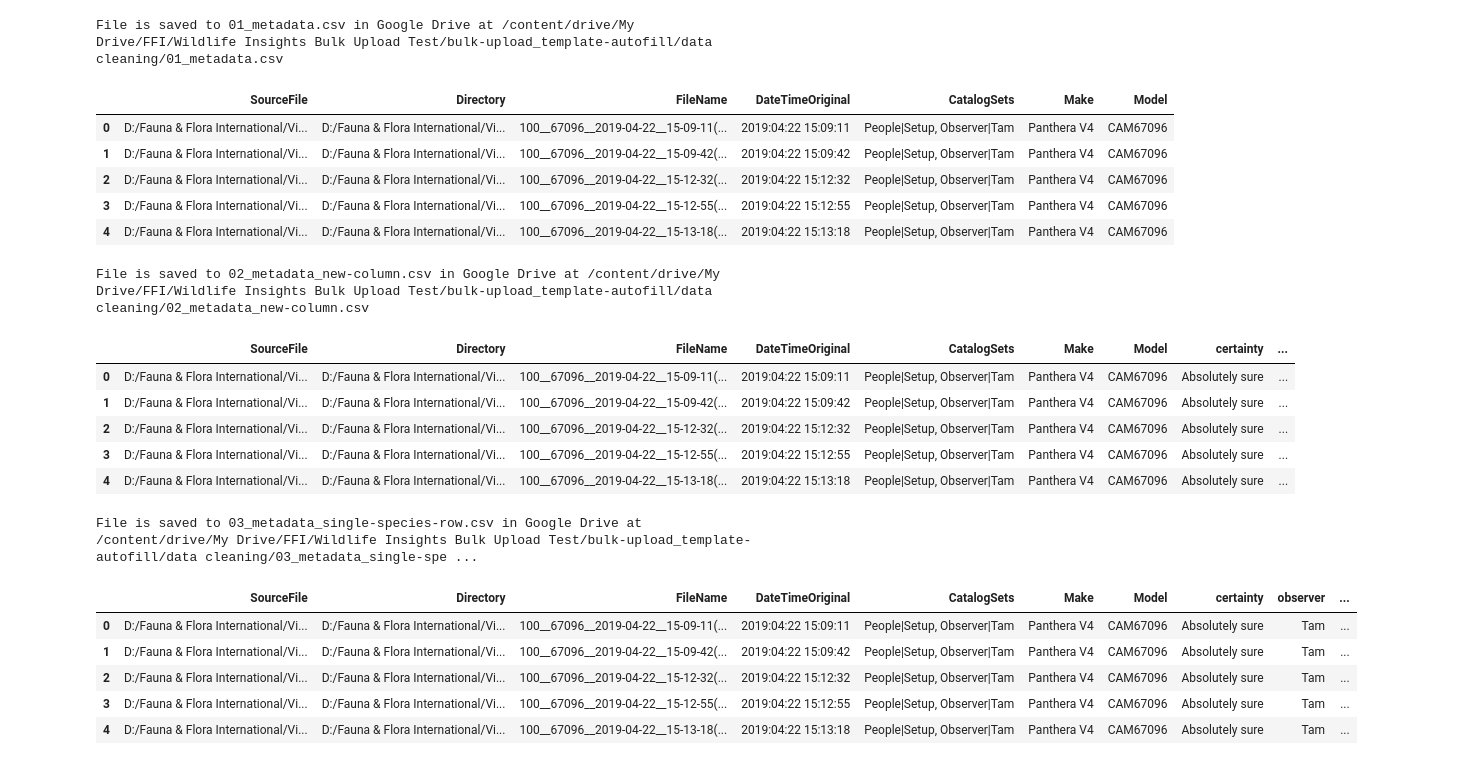
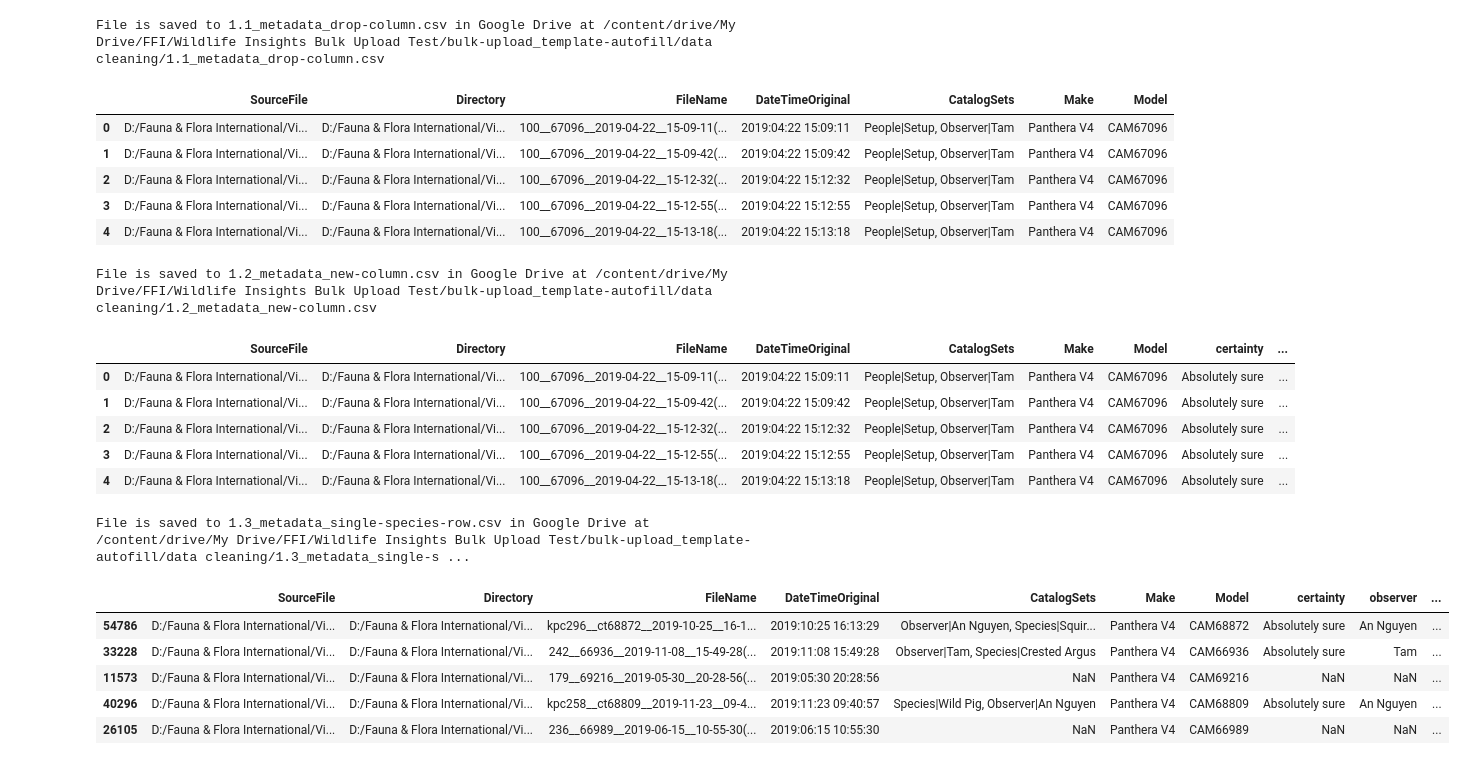
Before and after one commit to FFI-Vietnam/camtrap-tools, a Jupyter notebook: Wildlife Insights/bulk-upload/01_clean-exiftool-dataset.ipynb, the cells around one changed output. Saved outputs shown, nothing was run; the diff lists cells and outputs as text; code cells hidden in the pictures.

```diff
--- a/Wildlife Insights/bulk-upload/01_clean-exiftool-dataset.ipynb
+++ b/Wildlife Insights/bulk-upload/01_clean-exiftool-dataset.ipynb
@@ -25,9 +25,20 @@ Mounted at /content/drive
 # %%
-# species Colab directories
+# species Colab directories and file names
 root = '/content/drive/'
-contain_folder = 'My Drive/FFI/Wildlife Insights Bulk Upload Test/bulk-upload_template-autofill/dataset'
-file_name = 'image_metadata(2020-06-26)_full.csv'
+
+dataset_folder = 'My Drive/FFI/Wildlife Insights Bulk Upload Test/bulk-upload_template-autofill/dataset'
+contain_folder = 'My Drive/FFI/Wildlife Insights Bulk Upload Test/bulk-upload_template-autofill/data cleaning'
+
+metadata_dataset_file_name = 'image_metadata(2020-06-26)_full.csv'
+metadata_drop_column_file_name = "1.1_metadata_drop-column.csv"
+metadata_new_column_file_name = "1.2_metadata_new-column.csv"
+metadata_single_species_row_file_name = "1.3_metadata_single-species-row.csv"
+metadata_remove_blank_file_name = "1.4_metadata_remove-no-animal-image.csv"
 # %%
+def read_csv_Google_drive(root, contain_folder, file_name):
+  file_path = os.path.join(root, contain_folder, file_name)
+  return pd.read_csv(file_path)
+
 def save_csv_Google_drive(df, root, contain_folder, file_name):
   """
   function to save a csv file to Google Drive
@@ -69,13 +79,15 @@ full_metadata.head()
 # %%
 # 01) keep important columns
-metadata = full_metadata[['SourceFile', 'Directory', 'FileName', 'DateTimeOriginal', 'CatalogSets', 'Make', 'Model']]
+df = read_csv_Google_drive(root, dataset_folder, metadata_dataset_file_name)
+
+df = df[['SourceFile', 'Directory', 'FileName', 'DateTimeOriginal', 'CatalogSets', 'Make', 'Model']]
 
 # save to metadata.csv in Google Drive
-save_csv_Google_drive(metadata, root, "My Drive/FFI/Wildlife Insights Bulk Upload Test/bulk-upload_template-autofill/data cleaning", "01_metadata.csv")
+save_csv_Google_drive(df, root, contain_folder, metadata_drop_column_file_name)
 
-metadata.head()
+df.head()
 # %% [output]
-File is saved to 01_metadata.csv in Google Drive at /content/drive/My Drive/FFI/Wildlife Insights Bulk Upload Test/bulk-upload_template-autofill/data cleaning/01_metadata.csv
+File is saved to 1.1_metadata_drop-column.csv in Google Drive at /content/drive/My Drive/FFI/Wildlife Insights Bulk Upload Test/bulk-upload_template-autofill/data cleaning/1.1_metadata_drop-column.csv
 |  | SourceFile | Directory | FileName | DateTimeOriginal | CatalogSets | Make | Model |
 | 0 | D:/Fauna & Flora International/Vi... | D:/Fauna & Flora International/Vi... | 100__67096__2019-04-22__15-09-11(... | 2019:04:22 15:09:11 | People|Setup, Observer|Tam | Panthera V4 | CAM67096 |
 | 1 | D:/Fauna & Flora International/Vi... | D:/Fauna & Flora International/Vi... | 100__67096__2019-04-22__15-09-42(... | 2019:04:22 15:09:42 | People|Setup, Observer|Tam | Panthera V4 | CAM67096 |
@@ -92,7 +104,7 @@ File is saved to 01_metadata.csv in Google Drive at /content/drive/My Drive/FFI/
 - station: the station of the camera
 - camera_id: the camera that took this image
 """
-metadata_new_column = metadata.copy()
+df = read_csv_Google_drive(root, contain_folder, metadata_drop_column_file_name)
 
 certainty = []
 species_common_name = []
@@ -108,7 +120,7 @@ OBSERVER_PREFIX = 'Observer'
 PEOPLE_PREFIX = 'People'
 
 # Create certainty, species_common_name, observer, and people columns
-catalog_sets = metadata['CatalogSets']
+catalog_sets = df['CatalogSets']
 for i in range(len(catalog_sets)):
   # split the tags
   if catalog_sets[i] is not np.NaN:
@@ -149,24 +161,23 @@ for i in range(len(catalog_sets)):
     species_common_name.append('')
 
 # Create station and camera_id column
-for file in metadata_new_column['FileName'].to_list():
+for file in df['FileName'].to_list():
   station.append(file.split('__')[0])
   camera_id.append(file.split('__')[1])
 
-metadata_new_column = metadata.copy()
-metadata_new_column['certainty'] = certainty
-metadata_new_column['species_common_name'] = species_common_name
-metadata_new_column['observer'] = observer
-metadata_new_column['uploaded'] = uploaded
-metadata_new_column['station'] = station
-metadata_new_column['camera_id'] = camera_id
+df['certainty'] = certainty
+df['species_common_name'] = species_common_name
+df['observer'] = observer
+df['uploaded'] = uploaded
+df['station'] = station
+df['camera_id'] = camera_id
 
 # save file to 02_metadata_new-column.csv in Google Drive
-save_csv_Google_drive(metadata_new_column, root, "My Drive/FFI/Wildlife Insights Bulk Upload Test/bulk-upload_template-autofill/data cleaning", "02_metadata_new-column.csv")
+save_csv_Google_drive(df, root, contain_folder, metadata_new_column_file_name)
 
-metadata_new_column.head(5)
+df.head(5)
 # %% [output]
-File is saved to 02_metadata_new-column.csv in Google Drive at /content/drive/My Drive/FFI/Wildlife Insights Bulk Upload Test/bulk-upload_template-autofill/data cleaning/02_metadata_new-column.csv
+File is saved to 1.2_metadata_new-column.csv in Google Drive at /content/drive/My Drive/FFI/Wildlife Insights Bulk Upload Test/bulk-upload_template-autofill/data cleaning/1.2_metadata_new-column.csv
 |  | SourceFile | Directory | FileName | DateTimeOriginal | CatalogSets | Make | Model | certainty | ... |
 | 0 | D:/Fauna & Flora International/Vi... | D:/Fauna & Flora International/Vi... | 100__67096__2019-04-22__15-09-11(... | 2019:04:22 15:09:11 | People|Setup, Observer|Tam | Panthera V4 | CAM67096 | Absolutely sure | ... |
 | 1 | D:/Fauna & Flora International/Vi... | D:/Fauna & Flora International/Vi... | 100__67096__2019-04-22__15-09-42(... | 2019:04:22 15:09:42 | People|Setup, Observer|Tam | Panthera V4 | CAM67096 | Absolutely sure | ... |
@@ -176,33 +187,33 @@ File is saved to 02_metadata_new-column.csv in Google Drive at /content/drive/My
 # %%
 # 03) explode species_common_name column so that each row contains at most one
 # species, i.e. if one image has more than one species, it will be exploded into
 # multiple rows
 
-metadata_single_species_row = metadata_new_column.copy()
+df = read_csv_Google_drive(root, contain_folder, metadata_new_column_file_name)
 
 # set the columns not to be touched as the index
-col = metadata_single_species_row.columns.to_list()
+col = df.columns.to_list()
 col.remove('species_common_name')
 
 # split on comma to get a column of lists, then call explode to explode the
 # list values into their own rows, then reset the index
-metadata_single_species_row = metadata_single_species_row.set_index(col).apply(lambda x: x.str.split(',').explode()).reset_index()
+df = df.set_index(col).apply(lambda x: x.str.split(',').explode()).reset_index()
 
 # strip ' ' at both ends
-metadata_single_species_row['species_common_name'] = metadata_single_species_row['species_common_name'].str.strip()
+df['species_common_name'] = df['species_common_name'].str.strip()
 
 # save file to 03_metadata_single-species-row.csv in Google Drive
-save_csv_Google_drive(metadata_single_species_row, root, "My Drive/FFI/Wildlife Insights Bulk Upload Test/bulk-upload_template-autofill/data cleaning", "03_metadata_single-species-row.csv")
+save_csv_Google_drive(df, root, contain_folder, metadata_single_species_row_file_name)
 
-metadata_single_species_row.head(5)
+df.sample(5)
 # %% [output]
-File is saved to 03_metadata_single-species-row.csv in Google Drive at /content/drive/My Drive/FFI/Wildlife Insights Bulk Upload Test/bulk-upload_template-autofill/data cleaning/03_metadata_single-spe ...
+File is saved to 1.3_metadata_single-species-row.csv in Google Drive at /content/drive/My Drive/FFI/Wildlife Insights Bulk Upload Test/bulk-upload_template-autofill/data cleaning/1.3_metadata_single-s ...
 |  | SourceFile | Directory | FileName | DateTimeOriginal | CatalogSets | Make | Model | certainty | observer | ... |
-| 0 | D:/Fauna & Flora International/Vi... | D:/Fauna & Flora International/Vi... | 100__67096__2019-04-22__15-09-11(... | 2019:04:22 15:09:11 | People|Setup, Observer|Tam | Panthera V4 | CAM67096 | Absolutely sure | Tam | ... |
-| 1 | D:/Fauna & Flora International/Vi... | D:/Fauna & Flora International/Vi... | 100__67096__2019-04-22__15-09-42(... | 2019:04:22 15:09:42 | People|Setup, Observer|Tam | Panthera V4 | CAM67096 | Absolutely sure | Tam | ... |
-| 2 | D:/Fauna & Flora International/Vi... | D:/Fauna & Flora International/Vi... | 100__67096__2019-04-22__15-12-32(... | 2019:04:22 15:12:32 | People|Setup, Observer|Tam | Panthera V4 | CAM67096 | Absolutely sure | Tam | ... |
-| 3 | D:/Fauna & Flora International/Vi... | D:/Fauna & Flora International/Vi... | 100__67096__2019-04-22__15-12-55(... | 2019:04:22 15:12:55 | People|Setup, Observer|Tam | Panthera V4 | CAM67096 | Absolutely sure | Tam | ... |
-| 4 | D:/Fauna & Flora International/Vi... | D:/Fauna & Flora International/Vi... | 100__67096__2019-04-22__15-13-18(... | 2019:04:22 15:13:18 | People|Setup, Observer|Tam | Panthera V4 | CAM67096 | Absolutely sure | Tam | ... |
+| 54786 | D:/Fauna & Flora International/Vi... | D:/Fauna & Flora International/Vi... | kpc296__ct68872__2019-10-25__16-1... | 2019:10:25 16:13:29 | Observer|An Nguyen, Species|Squir... | Panthera V4 | CAM68872 | Absolutely sure | An Nguyen | ... |
+| 33228 | D:/Fauna & Flora International/Vi... | D:/Fauna & Flora International/Vi... | 242__66936__2019-11-08__15-49-28(... | 2019:11:08 15:49:28 | Observer|Tam, Species|Crested Argus | Panthera V4 | CAM66936 | Absolutely sure | Tam | ... |
+| 11573 | D:/Fauna & Flora International/Vi... | D:/Fauna & Flora International/Vi... | 179__69216__2019-05-30__20-28-56(... | 2019:05:30 20:28:56 | NaN | Panthera V4 | CAM69216 | NaN | NaN | ... |
+| 40296 | D:/Fauna & Flora International/Vi... | D:/Fauna & Flora International/Vi... | kpc258__ct68809__2019-11-23__09-4... | 2019:11:23 09:40:57 | Species|Wild Pig, Observer|An Nguyen | Panthera V4 | CAM68809 | Absolutely sure | An Nguyen | ... |
+| 26105 | D:/Fauna & Flora International/Vi... | D:/Fauna & Flora International/Vi... | 236__66989__2019-06-15__10-55-30(... | 2019:06:15 10:55:30 | NaN | Panthera V4 | CAM66989 | NaN | NaN | ... |
 # %%
 # 04) remove empty images
 
```
Also changed, not shown: parts of 5 cells of this notebook.
